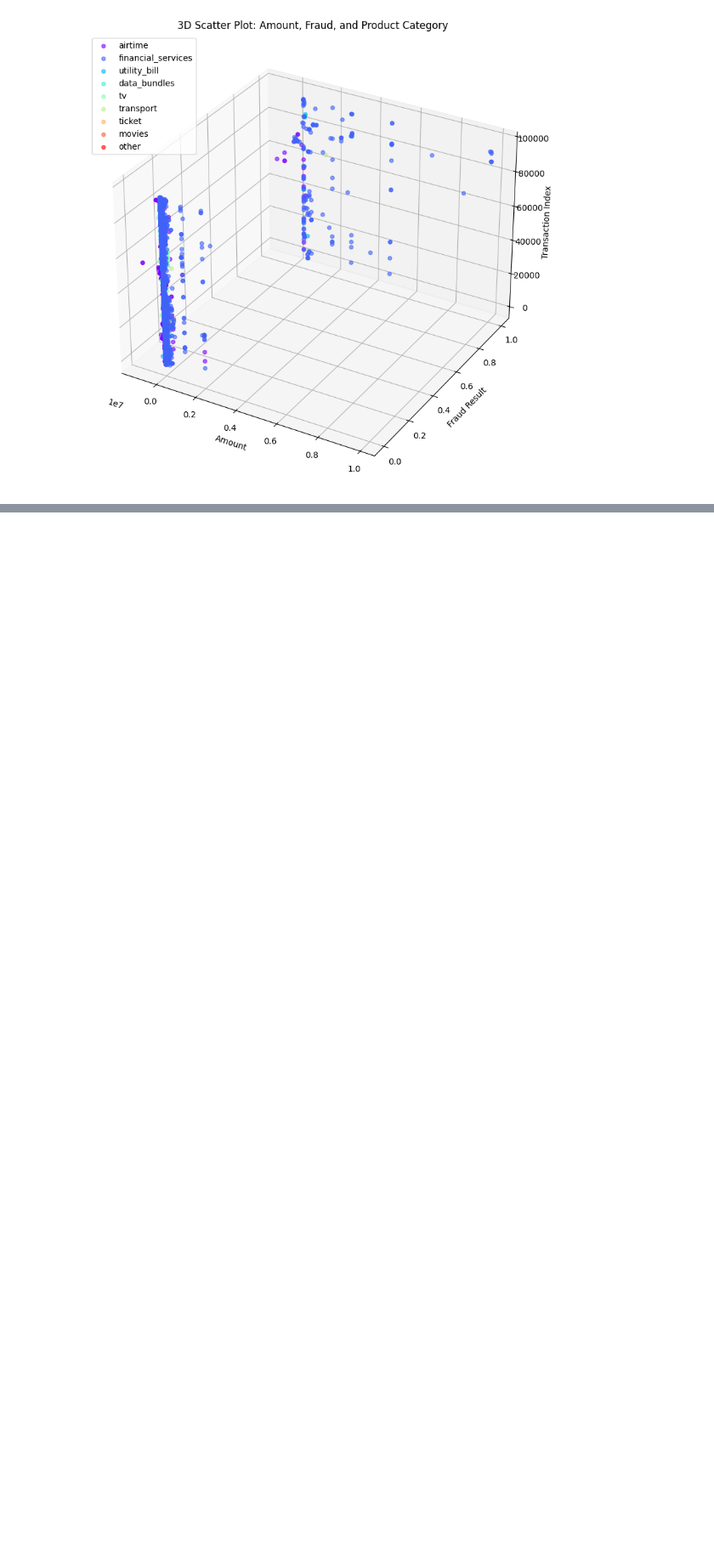
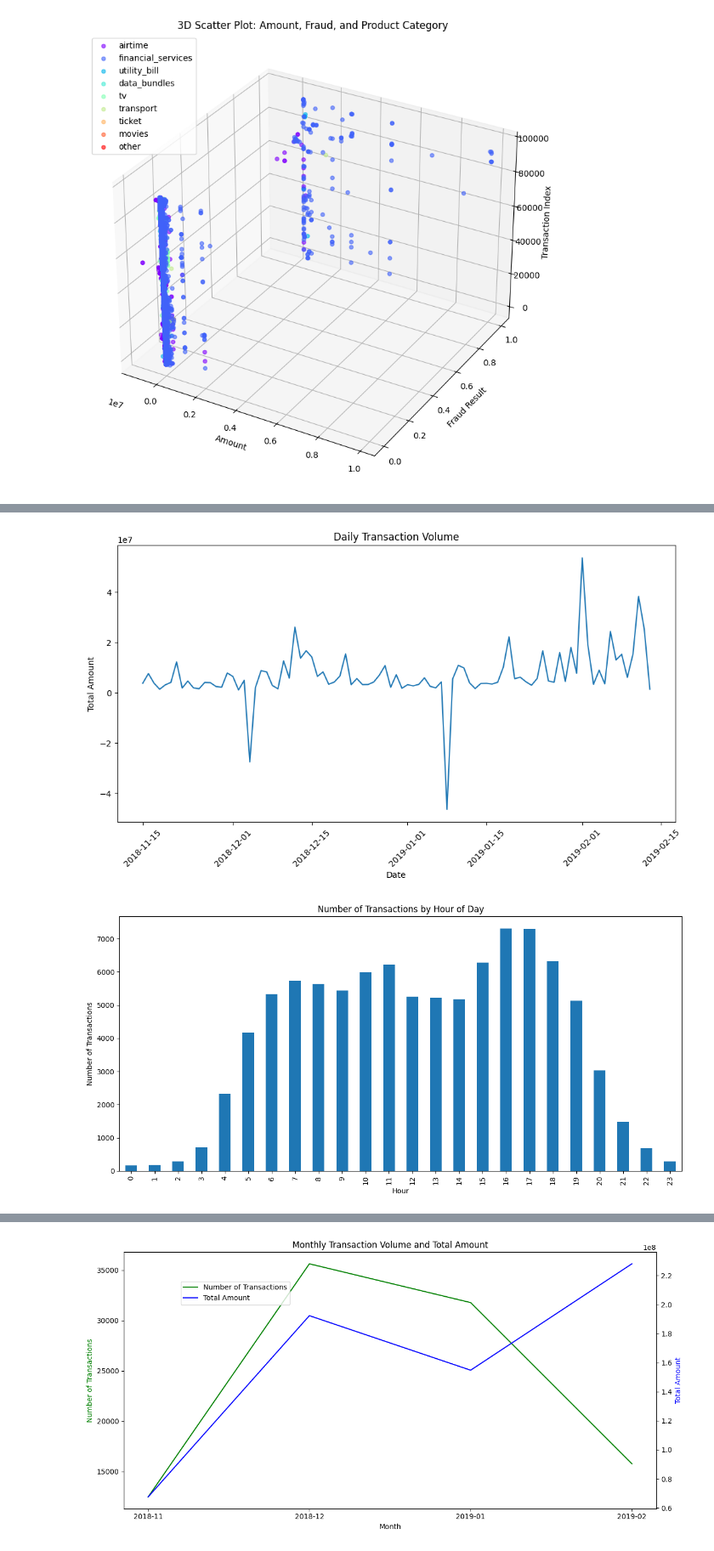
Before and after one commit to nebiyu-getachew/bati-bank-credit-scoring, a Jupyter notebook: notebooks/task_2.ipynb, the cells around one changed output, grey strips where cells are left out. Shown at 85% size. Drawn from its saved outputs; the diff is of its cells as text; code cells hidden in the pictures; blank space fills up the shorter version.

Commit message:
Time Series Analysis

```diff
--- a/notebooks/task_2.ipynb
+++ b/notebooks/task_2.ipynb
@@ -183,7 +183,7 @@ Outlier Detection:
 # %% [markdown]
 # Convert TransactionStartTime to datetime format
 # %%
-data['TransactionStartTime'] = pd.to_datetime(data['TransactionStartTime'])
+data['TransactionStartTime'] = pd.to_datetime(data['TransactionStartTime'], format='%Y-%m-%d %H:%M:%S')
 # %% [markdown]
 # Fraud Analysis
 # %%
@@ -217,0 +220,5 @@ multivariate_analysis(data)
+# %%
+time_series_analysis(data)
+# %% [output]
+[figure, added]
+[figure, added]
@@ -217,0 +226 @@ multivariate_analysis(data)
+[figure, added]
```
Also changed, not shown: parts of 2 cells of this notebook, 1 other file.
